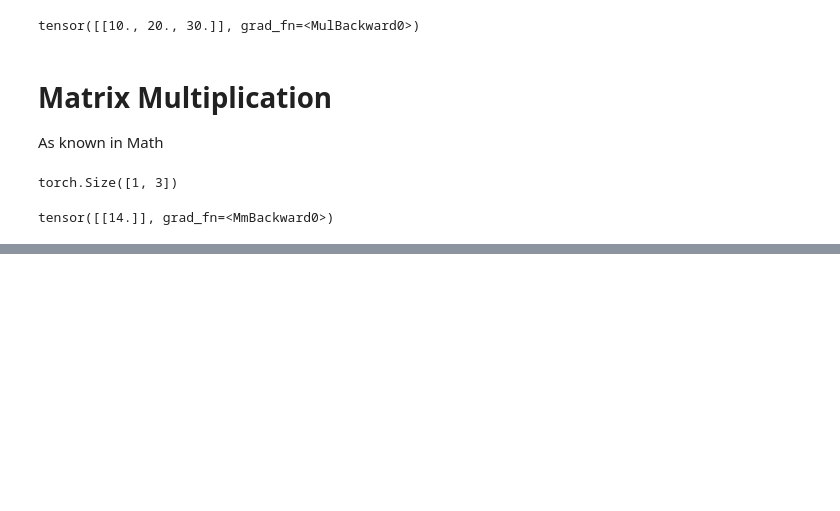
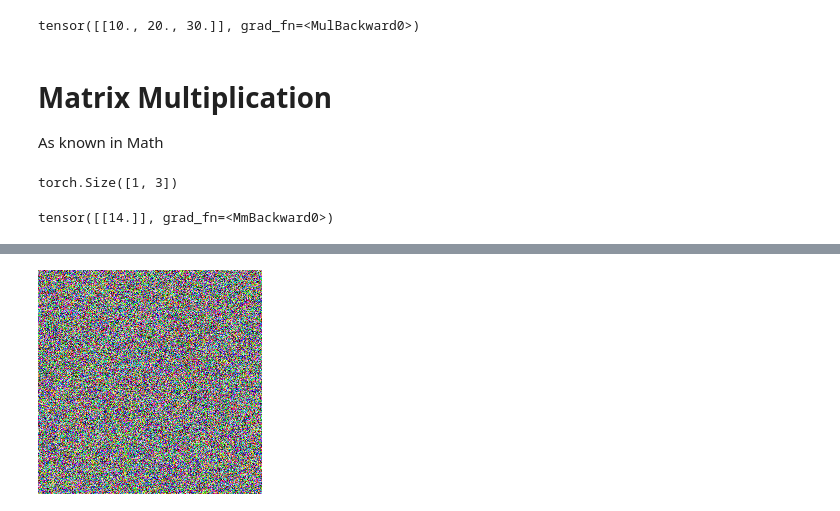
Before and after one commit to theAkhileshRai/DeepLearning, a Jupyter notebook: PyTorch_Basics.ipynb, the cells around one changed output, grey strips where cells are left out. Cells and saved outputs as stored; diff of their text form; code cells hidden in the pictures; blank space fills up the shorter version.

```diff
--- a/PyTorch_Basics.ipynb
+++ b/PyTorch_Basics.ipynb
@@ -128,0 +191,6 @@ tensor([[14.]], grad_fn=<MmBackward0>)
+# %%
+x_image = torch.rand([224,224,3])
+
+
+x_image = x_image*255
+x_image
@@ -128,0 +215,8 @@ tensor([[14.]], grad_fn=<MmBackward0>)
+# %%
+Tensor = np.array(x_image, dtype=np.uint8)
+if np.ndim(Tensor)>3:
+    assert Tensor.shape[0] == 1
+    Tensor = Tensor[0]
+PIL.Image.fromarray(Tensor)
+# %% [output]
+[figure, added]
```
Also changed, not shown: parts of 22 cells of this notebook.
